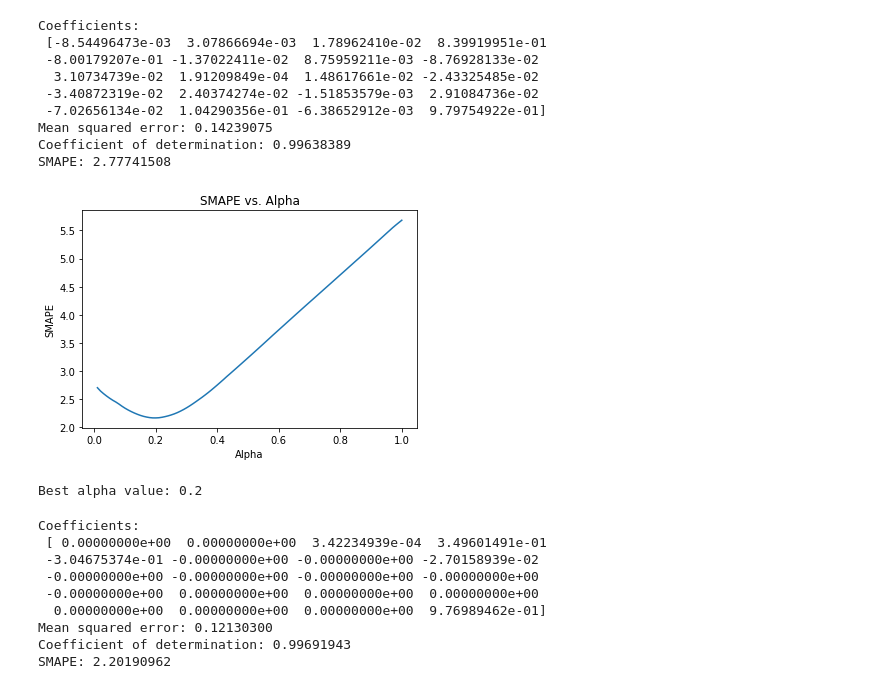
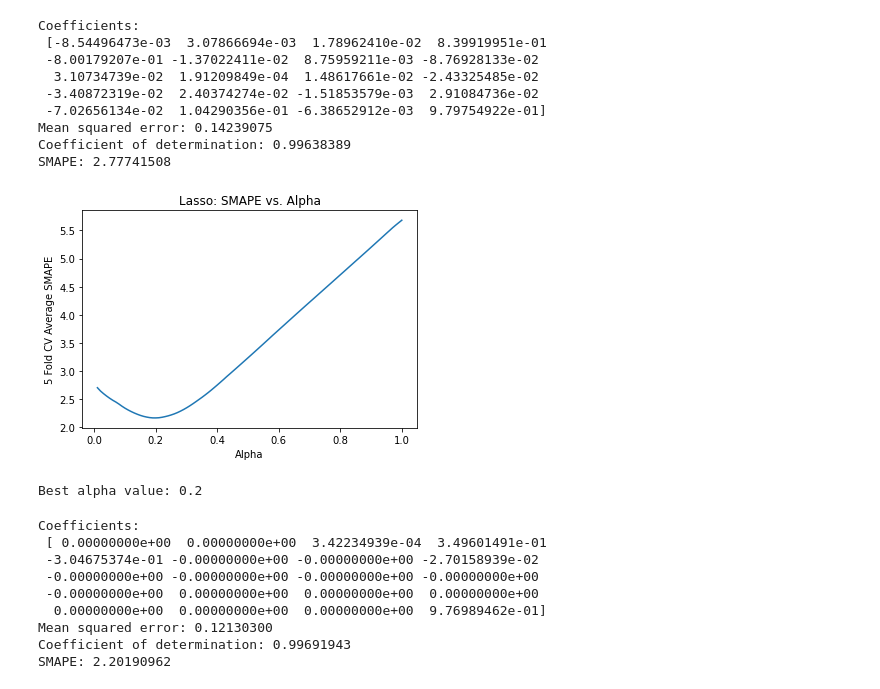
Before and after one commit to nic-hooper/microbusiness_density, a Jupyter notebook: checkpoint3.ipynb, the cells around one changed output. Cells and saved outputs as stored; diff of their text form; code cells hidden in the pictures.

```diff
--- a/checkpoint3.ipynb
+++ b/checkpoint3.ipynb
@@ -112,27 +112,27 @@ SMAPE: 2.77741508
 # %%
 
 lasso_alpha_values = np.arange(0.01,1.01,0.01)
 param_grid = {'alpha': lasso_alpha_values}
 gs_lasso = GridSearchCV(Lasso(),
                         param_grid,
                         scoring = gs_smape,
                         cv = 5)
 gs_lasso.fit(X_train,y_train)
 
 # Extract alpha values and corresponding SMAPE scores
 alphas = gs_lasso.cv_results_['param_alpha'].data.astype(float)
 smape_scores = -gs_lasso.cv_results_['mean_test_score']
 
 # Plot the SMAPE scores vs. alpha values
 plt.plot(alphas, smape_scores)
 plt.xlabel('Alpha')
-plt.ylabel('SMAPE')
-plt.title('SMAPE vs. Alpha')
+plt.ylabel('5 Fold CV Average SMAPE')
+plt.title('Lasso: SMAPE vs. Alpha')
 plt.show()
 
 print("Best alpha value:", gs_lasso.best_params_['alpha'])
 # %% [output]
-[figure, old version]
+[figure, new version]
 Best alpha value: 0.2
 # %%
 # Lasso with optimal alpha
```
Also changed, not shown: parts of 3 cells of this notebook.
